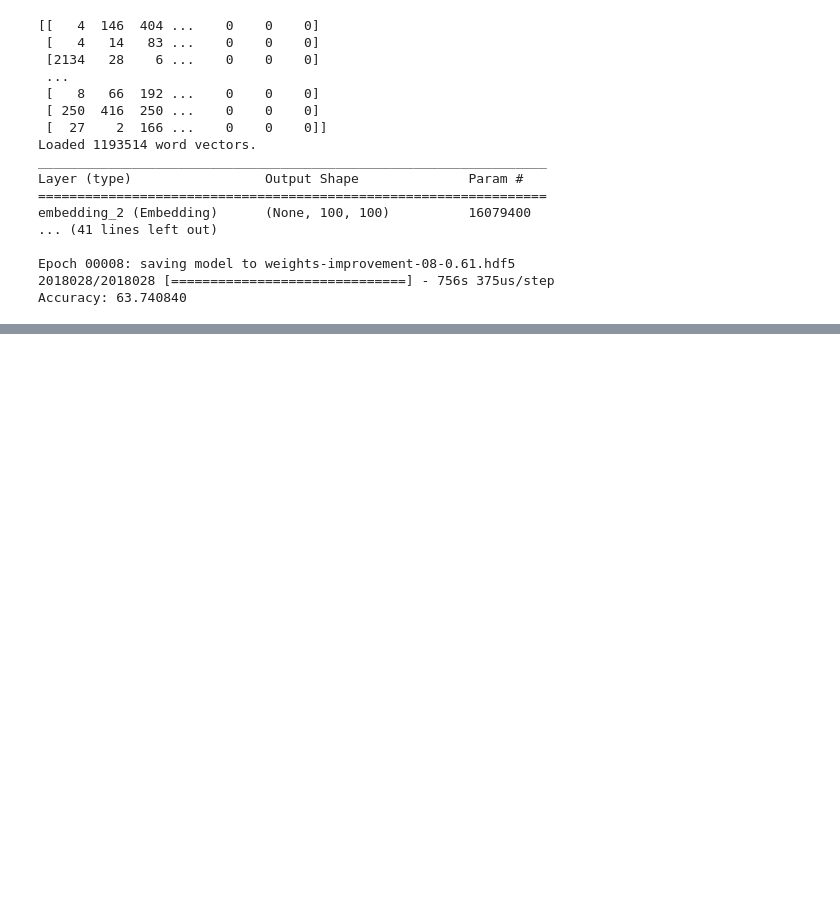
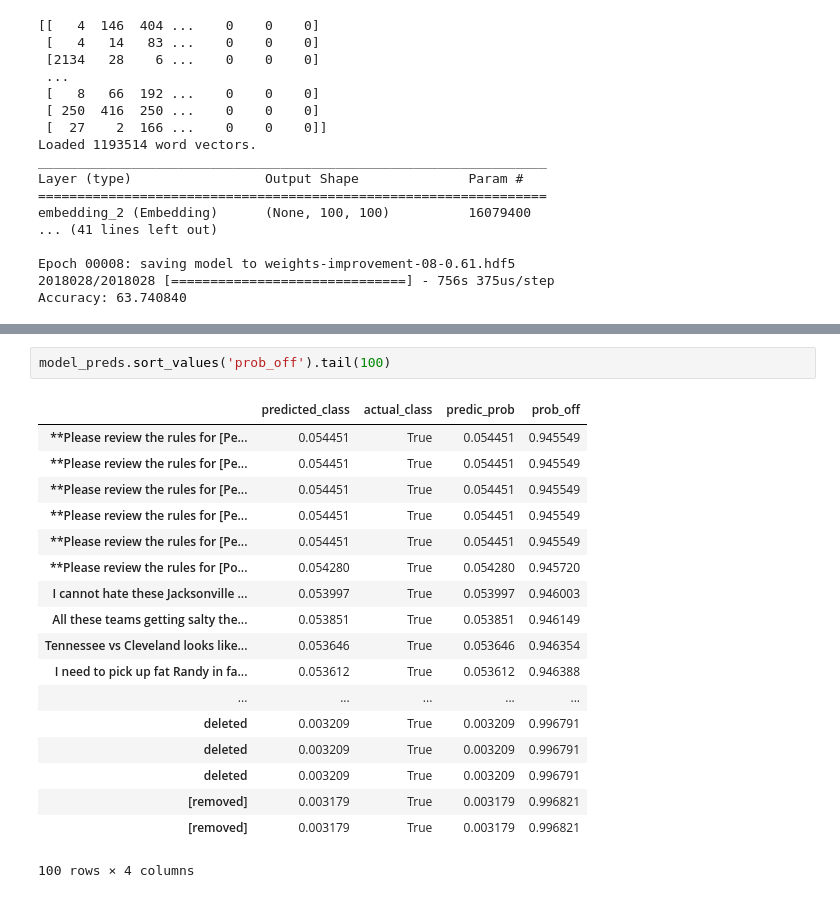
Before and after one commit to chadharness-mids/w266_final_project_merged, a Jupyter notebook: notebooks/models/03-28-2018-Rob-KerasModel.ipynb, the cells around one changed output, grey strips where cells are left out. Saved outputs shown, nothing was run; the diff lists cells and outputs as text; blank space fills up the shorter version.

```diff
--- a/notebooks/models/03-28-2018-Rob-KerasModel.ipynb
+++ b/notebooks/models/03-28-2018-Rob-KerasModel.ipynb
@@ -309,0 +352,21 @@ Accuracy: 63.740840
+# %%
+model_preds.sort_values('prob_off').tail(100)
+# %% [output]
+|  | predicted_class | actual_class | predic_prob | prob_off |
+| **Please review the rules for [Pe... | 0.054451 | True | 0.054451 | 0.945549 |
+| **Please review the rules for [Pe... | 0.054451 | True | 0.054451 | 0.945549 |
+| **Please review the rules for [Pe... | 0.054451 | True | 0.054451 | 0.945549 |
+| **Please review the rules for [Pe... | 0.054451 | True | 0.054451 | 0.945549 |
+| **Please review the rules for [Pe... | 0.054451 | True | 0.054451 | 0.945549 |
+| **Please review the rules for [Po... | 0.054280 | True | 0.054280 | 0.945720 |
+| I cannot hate these Jacksonville ... | 0.053997 | True | 0.053997 | 0.946003 |
+| All these teams getting salty the... | 0.053851 | True | 0.053851 | 0.946149 |
+| Tennessee vs Cleveland looks like... | 0.053646 | True | 0.053646 | 0.946354 |
+| I need to pick up fat Randy in fa... | 0.053612 | True | 0.053612 | 0.946388 |
+| ... | ... | ... | ... | ... |
+| deleted | 0.003209 | True | 0.003209 | 0.996791 |
+| deleted | 0.003209 | True | 0.003209 | 0.996791 |
+| deleted | 0.003209 | True | 0.003209 | 0.996791 |
+| [removed] | 0.003179 | True | 0.003179 | 0.996821 |
+| [removed] | 0.003179 | True | 0.003179 | 0.996821 |
+100 rows × 4 columns
```
Also changed, not shown: parts of 7 cells of this notebook.
